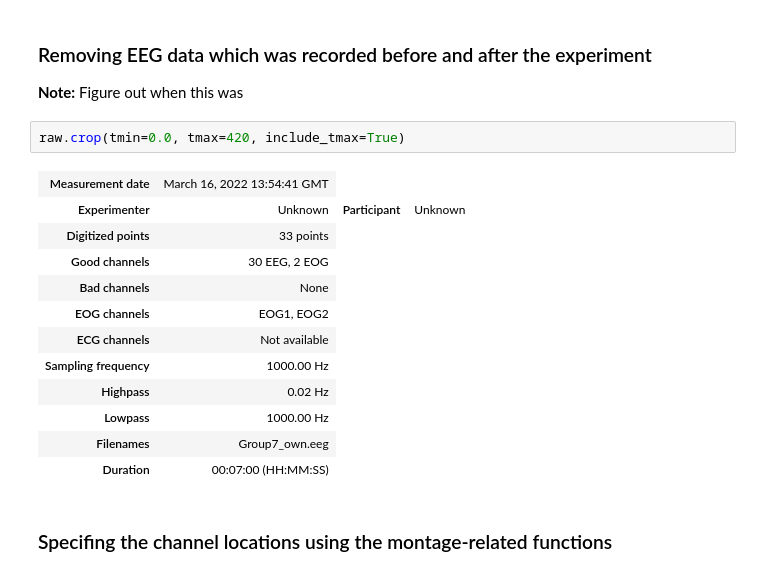
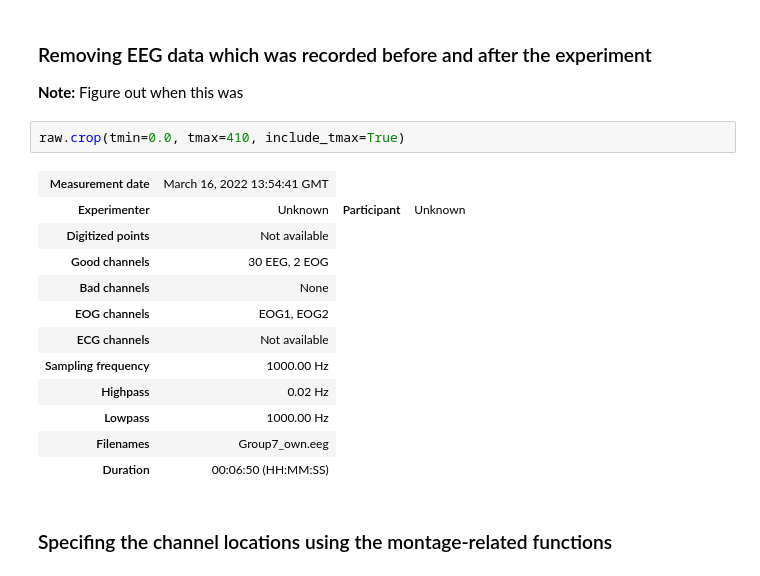
Before and after one commit to laurabpaulsen/EEG_and_mouse_tracking, a Jupyter notebook: ICA.ipynb, the cells around one changed output. Cells and saved outputs as stored; diff of their text form.

```diff
--- a/ICA.ipynb
+++ b/ICA.ipynb
@@ -30,11 +30,11 @@ Reading 0 ... 487319  =      0.000 ...   487.319 secs...
 ### Removing EEG data which was recorded before and after the experiment
 **Note:** Figure out when this was
 # %%
-raw.crop(tmin=0.0, tmax=420, include_tmax=True)
+raw.crop(tmin=0.0, tmax=410, include_tmax=True)
 # %% [output]
 | Measurement date | March 16, 2022 13:54:41 GMT |
 | Experimenter | Unknown | Participant | Unknown |
-| Digitized points | 33 points |
+| Digitized points | Not available |
 | Good channels | 30 EEG, 2 EOG |
 | Bad channels | None |
 | EOG channels | EOG1, EOG2 |
@@ -43,7 +43,7 @@ raw.crop(tmin=0.0, tmax=420, include_tmax=True)
 | Highpass | 0.02 Hz |
 | Lowpass | 1000.00 Hz |
 | Filenames | Group7_own.eeg |
-| Duration | 00:07:00 (HH:MM:SS) |
+| Duration | 00:06:50 (HH:MM:SS) |
 # %% [markdown]
 ### Specifing the channel locations using the montage-related functions
 # %%
```
Also changed, not shown: parts of 16 cells of this notebook, 2 other files.
